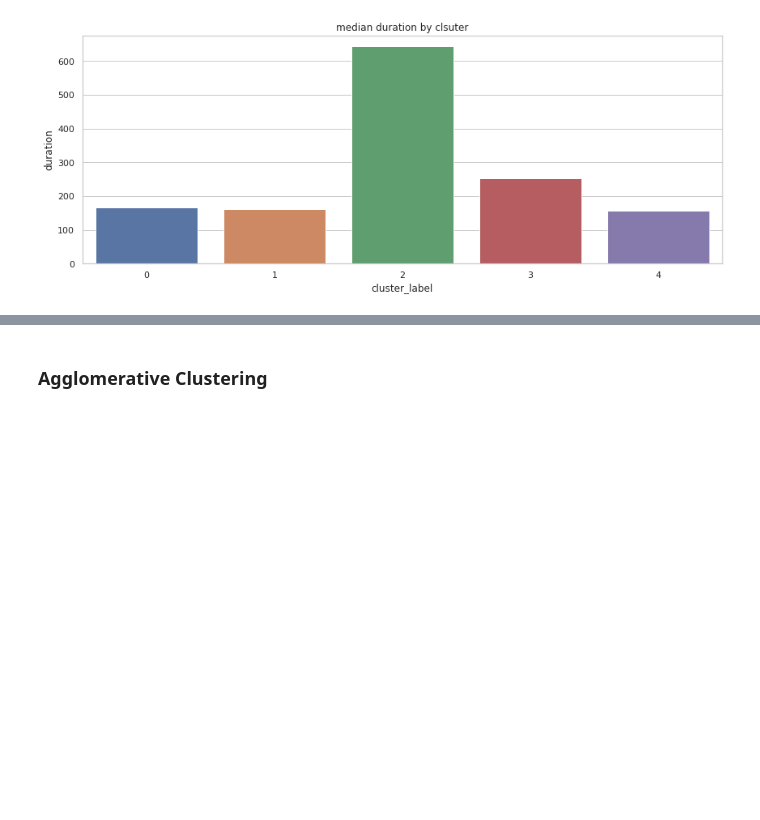
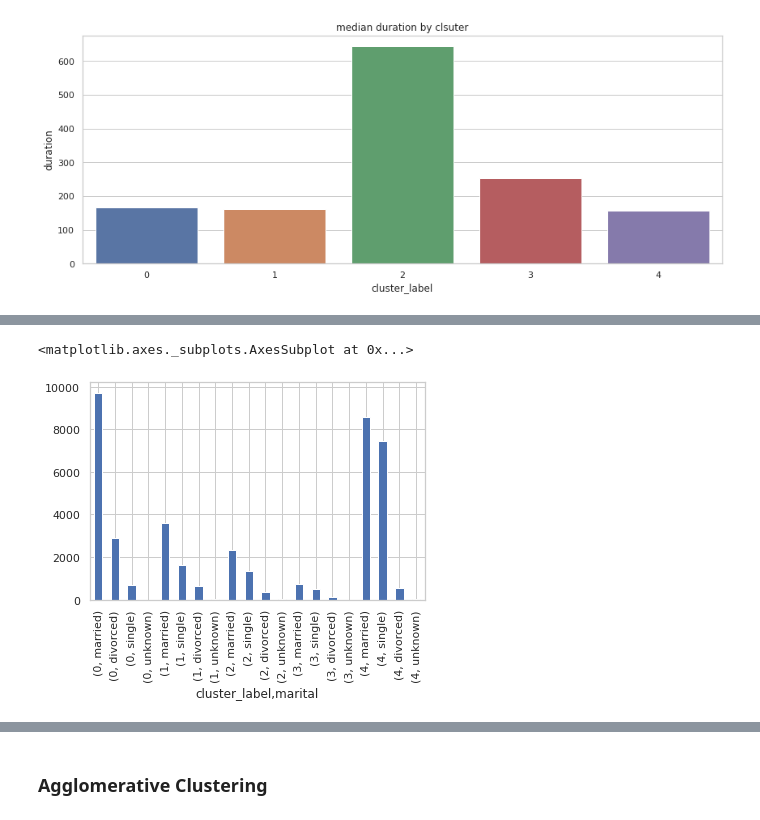
Before and after one commit to ShawnLiu119/Bank-Marketing_Clas-Clus-AppDev, a Jupyter notebook: BankMkting_Clustering_CustomerSegmentation.ipynb, the cells around one changed output, grey strips where cells are left out. Saved outputs shown, nothing was run; the diff lists cells and outputs as text; code cells hidden in the pictures; blank space fills up the shorter version.

```diff
--- a/BankMkting_Clustering_CustomerSegmentation.ipynb
+++ b/BankMkting_Clustering_CustomerSegmentation.ipynb
@@ -225,0 +241,8 @@ fea_clus('duration')
+# %%
+df = df_seg_kmean.groupby(['cluster_label'])
+d1 = df['marital'].value_counts()
+# %%
+d1.plot.bar()
+# %% [output]
+<matplotlib.axes._subplots.AxesSubplot at 0x...>
+[figure, added]
```
Also changed, not shown: parts of 11 cells of this notebook.
